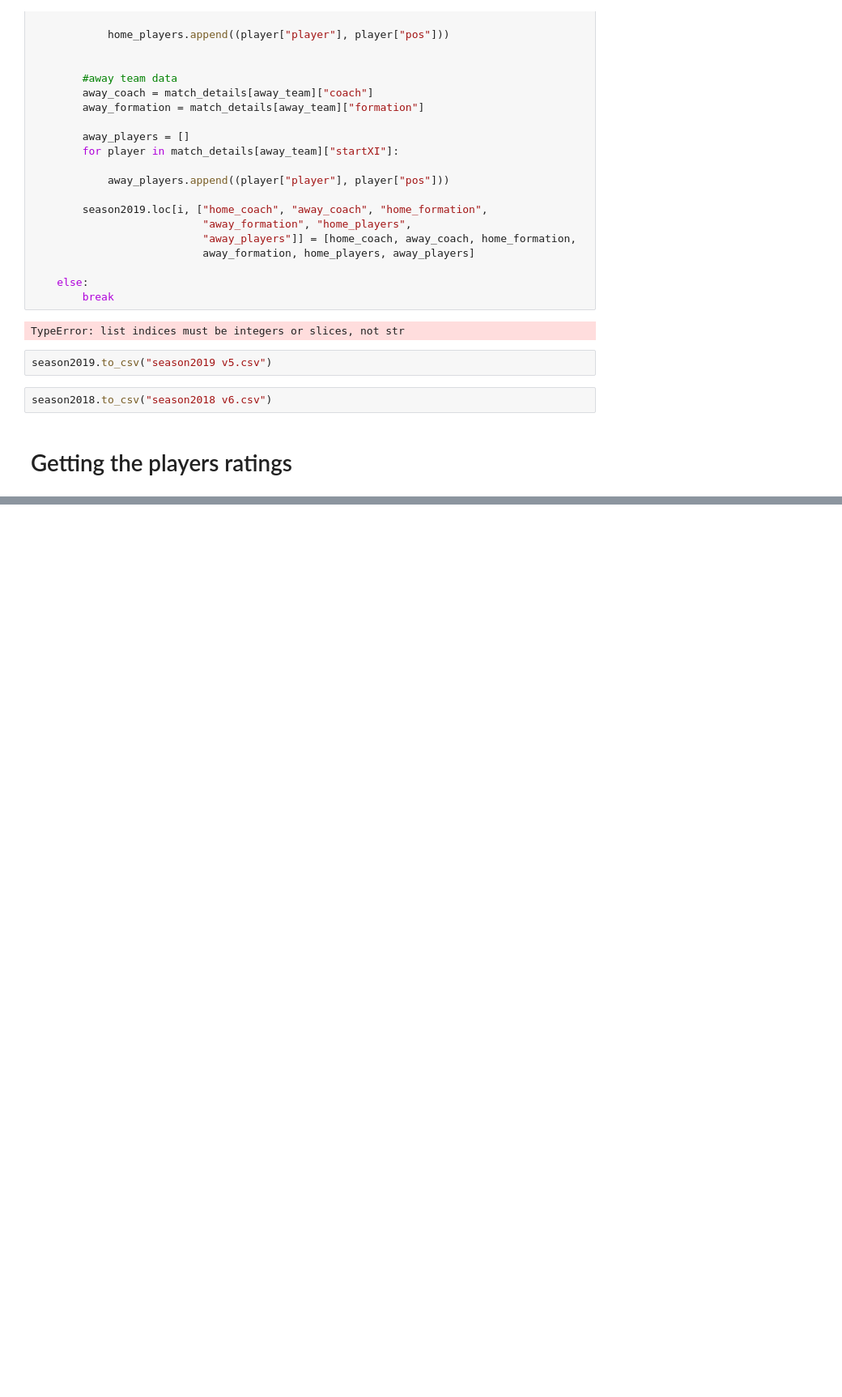
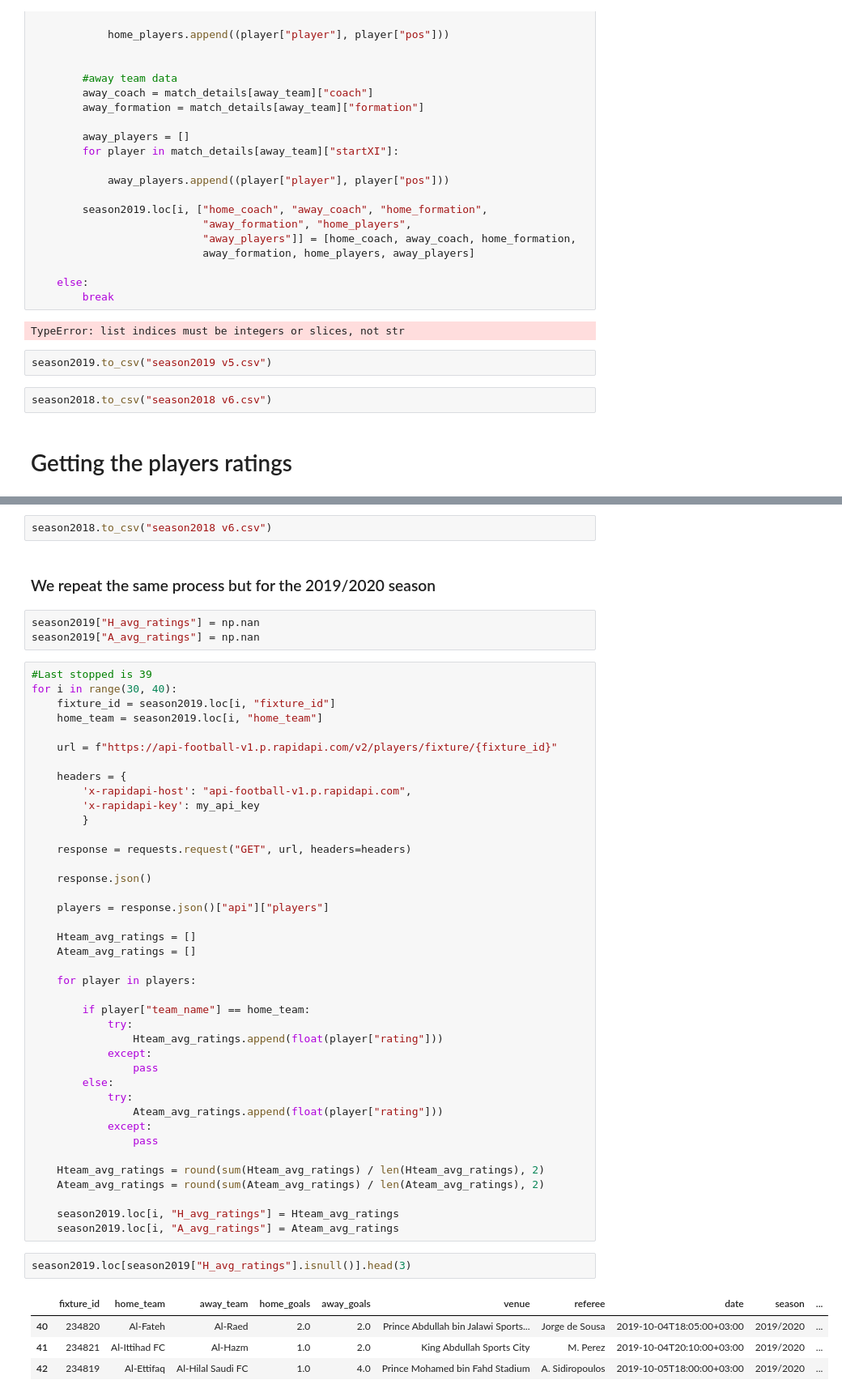
Before and after one commit to Link20222/SaudiLeague, a Jupyter notebook: Data Collection.ipynb, the cells around one changed output, grey strips where cells are left out. Shown at 81% size. Saved outputs shown, nothing was run; the diff lists cells and outputs as text; blank space fills up the shorter version.

```diff
--- a/Data Collection.ipynb
+++ b/Data Collection.ipynb
@@ -606,0 +627,54 @@ season2018.loc[season2018["H_avg_ratings"] == 0].head(3)
+# %%
+season2018.to_csv("season2018 v6.csv")
+# %% [markdown]
+### We repeat the same process but for the 2019/2020 season
+# %%
+season2019["H_avg_ratings"] = np.nan
+season2019["A_avg_ratings"] = np.nan
+# %%
+#Last stopped is 39
+for i in range(30, 40):
+    fixture_id = season2019.loc[i, "fixture_id"]
+    home_team = season2019.loc[i, "home_team"]
+
+    url = f"https://api-football-v1.p.rapidapi.com/v2/players/fixture/{fixture_id}"
+
+    headers = {
+        'x-rapidapi-host': "api-football-v1.p.rapidapi.com",
+        'x-rapidapi-key': my_api_key
+        }
+
+    response = requests.request("GET", url, headers=headers)
+
+    response.json()
+
+    players = response.json()["api"]["players"]
+
+    Hteam_avg_ratings = []
+    Ateam_avg_ratings = []
+
+    for player in players:
+
+        if player["team_name"] == home_team:
+            try:
+                Hteam_avg_ratings.append(float(player["rating"]))
+            except:
+                pass
+        else:
+            try:
+                Ateam_avg_ratings.append(float(player["rating"]))
+            except:
+                pass
+
+    Hteam_avg_ratings = round(sum(Hteam_avg_ratings) / len(Hteam_avg_ratings), 2)
+    Ateam_avg_ratings = round(sum(Ateam_avg_ratings) / len(Ateam_avg_ratings), 2)
+
+    season2019.loc[i, "H_avg_ratings"] = Hteam_avg_ratings
+    season2019.loc[i, "A_avg_ratings"] = Ateam_avg_ratings
+# %%
+season2019.loc[season2019["H_avg_ratings"].isnull()].head(3)
+# %% [output]
+|  | fixture_id | home_team | away_team | home_goals | away_goals | venue | referee | date | season | ... |
+| 40 | 234820 | Al-Fateh | Al-Raed | 2.0 | 2.0 | Prince Abdullah bin Jalawi Sports... | Jorge de Sousa | 2019-10-04T18:05:00+03:00 | 2019/2020 | ... |
+| 41 | 234821 | Al-Ittihad FC | Al-Hazm | 1.0 | 2.0 | King Abdullah Sports City | M. Perez | 2019-10-04T20:10:00+03:00 | 2019/2020 | ... |
+| 42 | 234819 | Al-Ettifaq | Al-Hilal Saudi FC | 1.0 | 4.0 | Prince Mohamed bin Fahd Stadium | A. Sidiropoulos | 2019-10-05T18:00:00+03:00 | 2019/2020 | ... |
```
Also changed, not shown: parts of 6 cells of this notebook, 3 other files.
